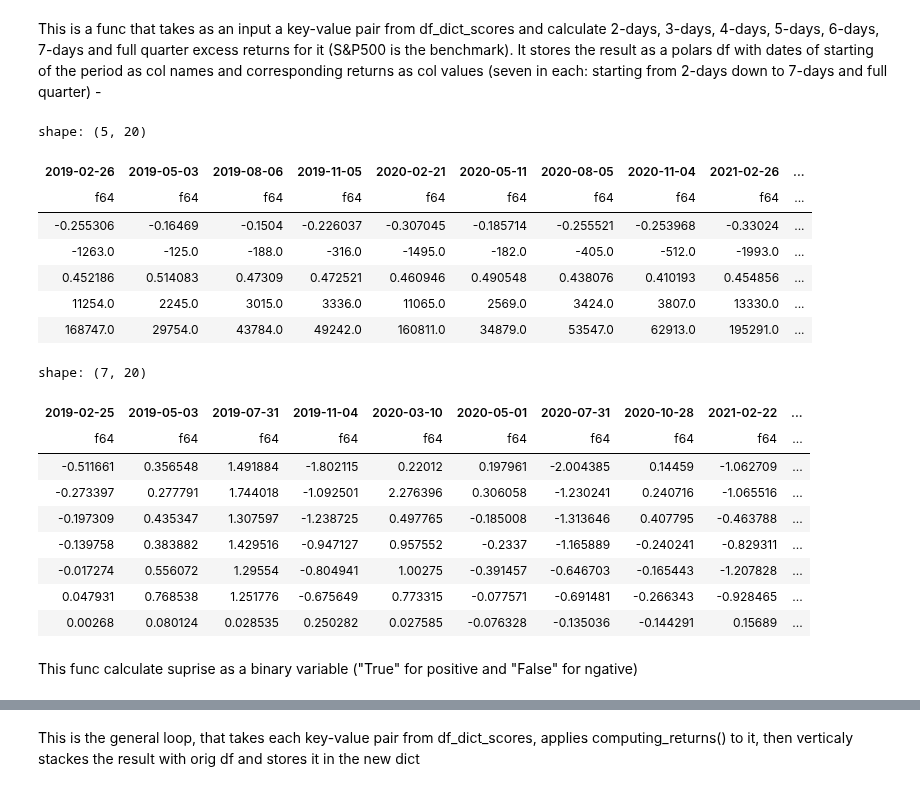
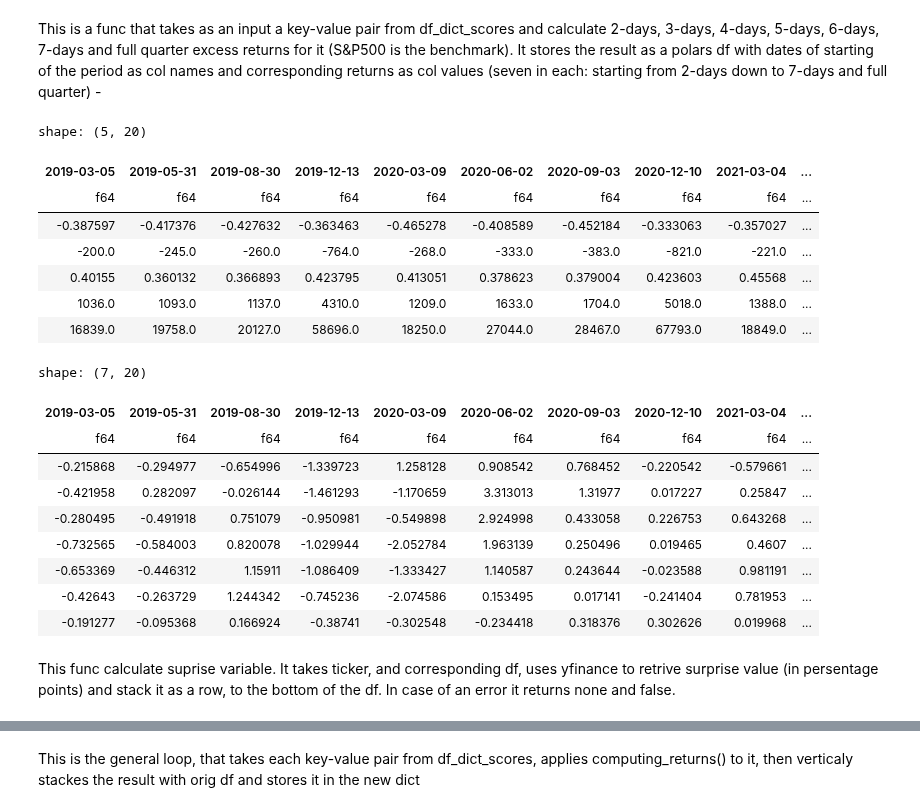
Before and after one commit to LeatherBag011235/Parsim-sec, a Jupyter notebook: src/Analysis/excess_ret_500.ipynb, the cells around one changed output, grey strips where cells are left out. Saved outputs shown, nothing was run; the diff lists cells and outputs as text; code cells hidden in the pictures.

```diff
--- a/src/Analysis/excess_ret_500.ipynb
+++ b/src/Analysis/excess_ret_500.ipynb
@@ -201,33 +201,33 @@ def computing_returns(tic_sym, df):
     return returns
 # %%
 #example ticker symbol and correponding df
-tic_sym = "ETR" #A CCI ETR DXCM
+tic_sym = "HPE" #A CCI ETR DXCM HPE
 df = df_dict_scores[tic_sym]
 df
 # %% [output]
 shape: (5, 20)
-| 2019-02-26 | 2019-05-03 | 2019-08-06 | 2019-11-05 | 2020-02-21 | 2020-05-11 | 2020-08-05 | 2020-11-04 | 2021-02-26 | ... |
+| 2019-03-05 | 2019-05-31 | 2019-08-30 | 2019-12-13 | 2020-03-09 | 2020-06-02 | 2020-09-03 | 2020-12-10 | 2021-03-04 | ... |
 | f64 | f64 | f64 | f64 | f64 | f64 | f64 | f64 | f64 | ... |
-| -0.255306 | -0.16469 | -0.1504 | -0.226037 | -0.307045 | -0.185714 | -0.255521 | -0.253968 | -0.33024 | ... |
-| -1263.0 | -125.0 | -188.0 | -316.0 | -1495.0 | -182.0 | -405.0 | -512.0 | -1993.0 | ... |
-| 0.452186 | 0.514083 | 0.47309 | 0.472521 | 0.460946 | 0.490548 | 0.438076 | 0.410193 | 0.454856 | ... |
-| 11254.0 | 2245.0 | 3015.0 | 3336.0 | 11065.0 | 2569.0 | 3424.0 | 3807.0 | 13330.0 | ... |
-| 168747.0 | 29754.0 | 43784.0 | 49242.0 | 160811.0 | 34879.0 | 53547.0 | 62913.0 | 195291.0 | ... |
+| -0.387597 | -0.417376 | -0.427632 | -0.363463 | -0.465278 | -0.408589 | -0.452184 | -0.333063 | -0.357027 | ... |
+| -200.0 | -245.0 | -260.0 | -764.0 | -268.0 | -333.0 | -383.0 | -821.0 | -221.0 | ... |
+| 0.40155 | 0.360132 | 0.366893 | 0.423795 | 0.413051 | 0.378623 | 0.379004 | 0.423603 | 0.45568 | ... |
+| 1036.0 | 1093.0 | 1137.0 | 4310.0 | 1209.0 | 1633.0 | 1704.0 | 5018.0 | 1388.0 | ... |
+| 16839.0 | 19758.0 | 20127.0 | 58696.0 | 18250.0 | 27044.0 | 28467.0 | 67793.0 | 18849.0 | ... |
 # %%
 computing_returns(tic_sym, df)
 # %% [output]
 shape: (7, 20)
-| 2019-02-25 | 2019-05-03 | 2019-07-31 | 2019-11-04 | 2020-03-10 | 2020-05-01 | 2020-07-31 | 2020-10-28 | 2021-02-22 | ... |
+| 2019-03-05 | 2019-05-31 | 2019-08-30 | 2019-12-13 | 2020-03-09 | 2020-06-02 | 2020-09-03 | 2020-12-10 | 2021-03-04 | ... |
 | f64 | f64 | f64 | f64 | f64 | f64 | f64 | f64 | f64 | ... |
-| -0.511661 | 0.356548 | 1.491884 | -1.802115 | 0.22012 | 0.197961 | -2.004385 | 0.14459 | -1.062709 | ... |
-| -0.273397 | 0.277791 | 1.744018 | -1.092501 | 2.276396 | 0.306058 | -1.230241 | 0.240716 | -1.065516 | ... |
-| -0.197309 | 0.435347 | 1.307597 | -1.238725 | 0.497765 | -0.185008 | -1.313646 | 0.407795 | -0.463788 | ... |
-| -0.139758 | 0.383882 | 1.429516 | -0.947127 | 0.957552 | -0.2337 | -1.165889 | -0.240241 | -0.829311 | ... |
-| -0.017274 | 0.556072 | 1.29554 | -0.804941 | 1.00275 | -0.391457 | -0.646703 | -0.165443 | -1.207828 | ... |
-| 0.047931 | 0.768538 | 1.251776 | -0.675649 | 0.773315 | -0.077571 | -0.691481 | -0.266343 | -0.928465 | ... |
-| 0.00268 | 0.080124 | 0.028535 | 0.250282 | 0.027585 | -0.076328 | -0.135036 | -0.144291 | 0.15689 | ... |
+| -0.215868 | -0.294977 | -0.654996 | -1.339723 | 1.258128 | 0.908542 | 0.768452 | -0.220542 | -0.579661 | ... |
+| -0.421958 | 0.282097 | -0.026144 | -1.461293 | -1.170659 | 3.313013 | 1.31977 | 0.017227 | 0.25847 | ... |
+| -0.280495 | -0.491918 | 0.751079 | -0.950981 | -0.549898 | 2.924998 | 0.433058 | 0.226753 | 0.643268 | ... |
+| -0.732565 | -0.584003 | 0.820078 | -1.029944 | -2.052784 | 1.963139 | 0.250496 | 0.019465 | 0.4607 | ... |
+| -0.653369 | -0.446312 | 1.15911 | -1.086409 | -1.333427 | 1.140587 | 0.243644 | -0.023588 | 0.981191 | ... |
+| -0.42643 | -0.263729 | 1.244342 | -0.745236 | -2.074586 | 0.153495 | 0.017141 | -0.241404 | 0.781953 | ... |
+| -0.191277 | -0.095368 | 0.166924 | -0.38741 | -0.302548 | -0.234418 | 0.318376 | 0.302626 | 0.019968 | ... |
-# %% [markdown]
-This func calculate suprise as a binary variable ("True" for positive and "False" for ngative)
+# %% [markdown]
+This func calculate suprise variable. It takes ticker, and corresponding df, uses yfinance to retrive surprise value (in persentage points) and stack it as a row, to the bottom of the df. In case of an error it returns none and false.
 # %%
 def calc_suprise(tic_sym, df, period=10):
     periods = [50, 60, 70, 100, 1000]
```
Also changed, not shown: parts of 30 cells of this notebook, 4 other files.
